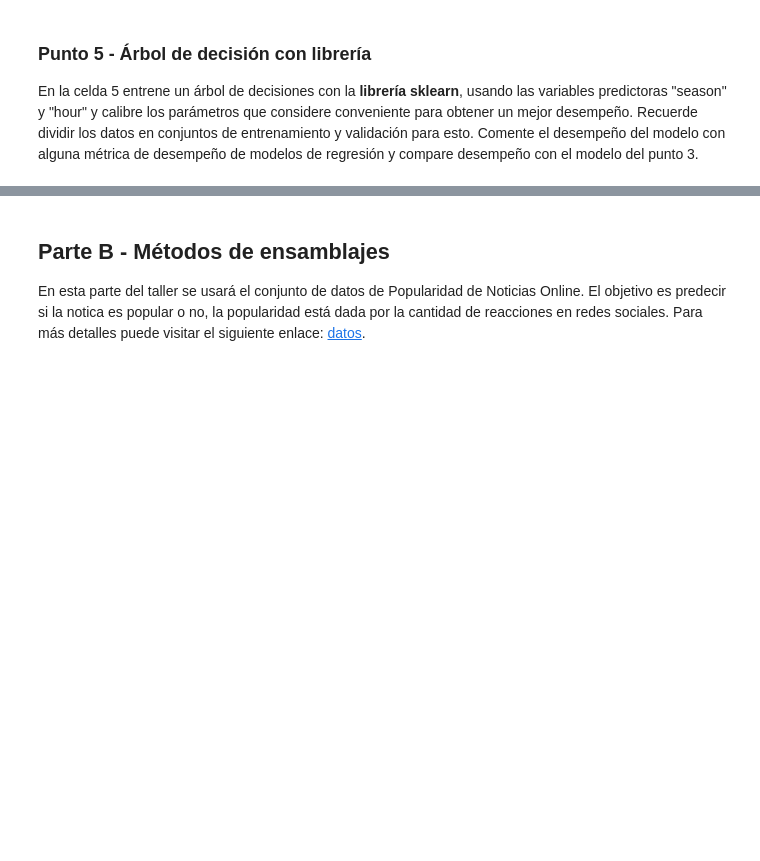
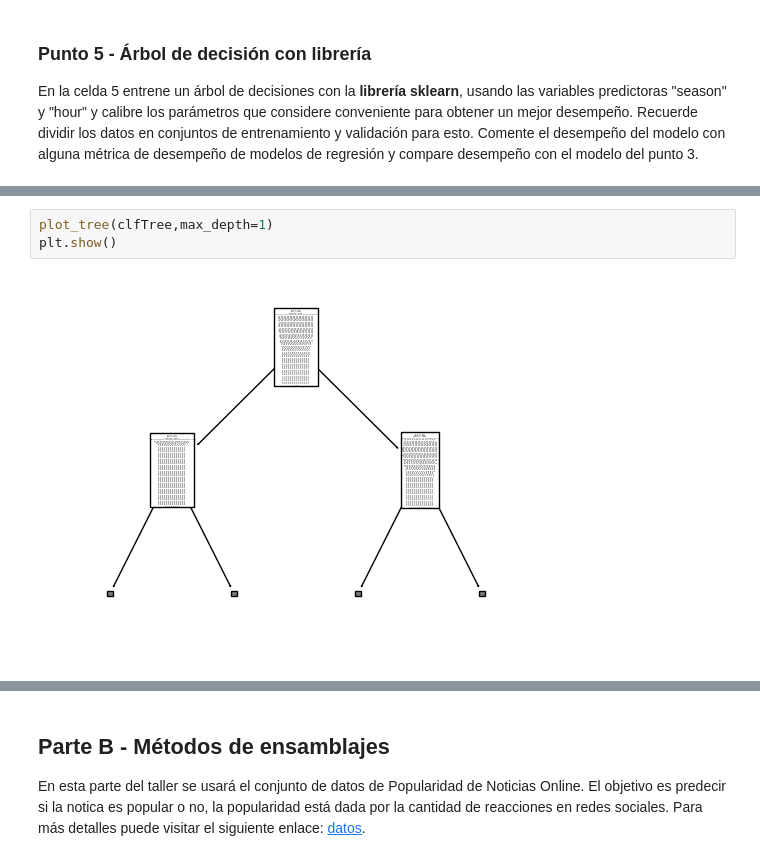
Before and after one commit to vcolonnas25/Maestria, a Jupyter notebook: Semana 1/S1TC1_arboles_ensamblajes.ipynb, the cells around one changed output, grey strips where cells are left out. Drawn from its saved outputs; the diff is of its cells as text; blank space fills up the shorter version.

```diff
--- a/Semana 1/S1TC1_arboles_ensamblajes.ipynb
+++ b/Semana 1/S1TC1_arboles_ensamblajes.ipynb
@@ -227,0 +259,5 @@ En la celda 5 entrene un árbol de decisiones con la **librería sklearn**, usan
+# %%
+plot_tree(clfTree,max_depth=1)
+plt.show()
+# %% [output]
+[figure, added]
```
Also changed, not shown: parts of 22 cells of this notebook.
